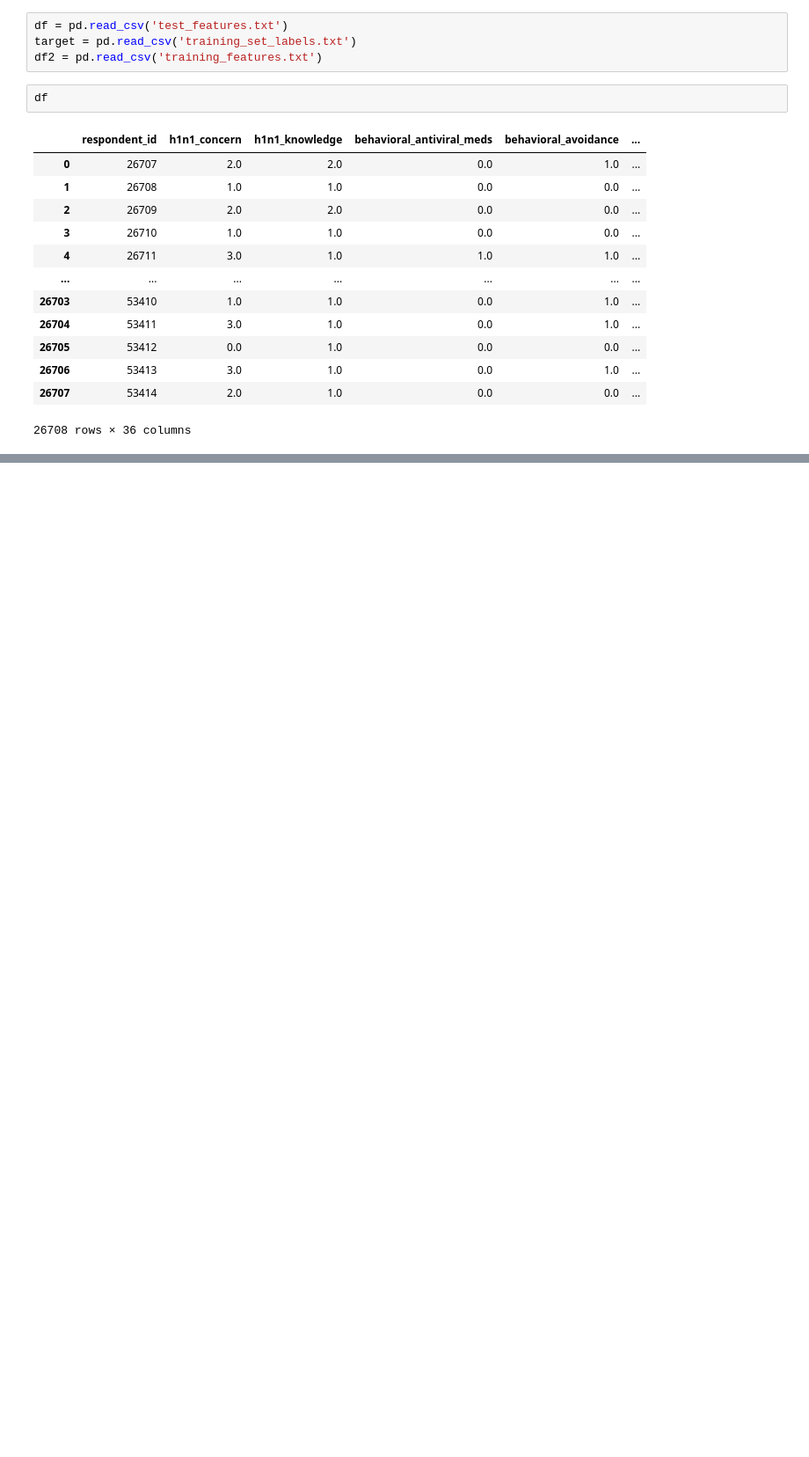
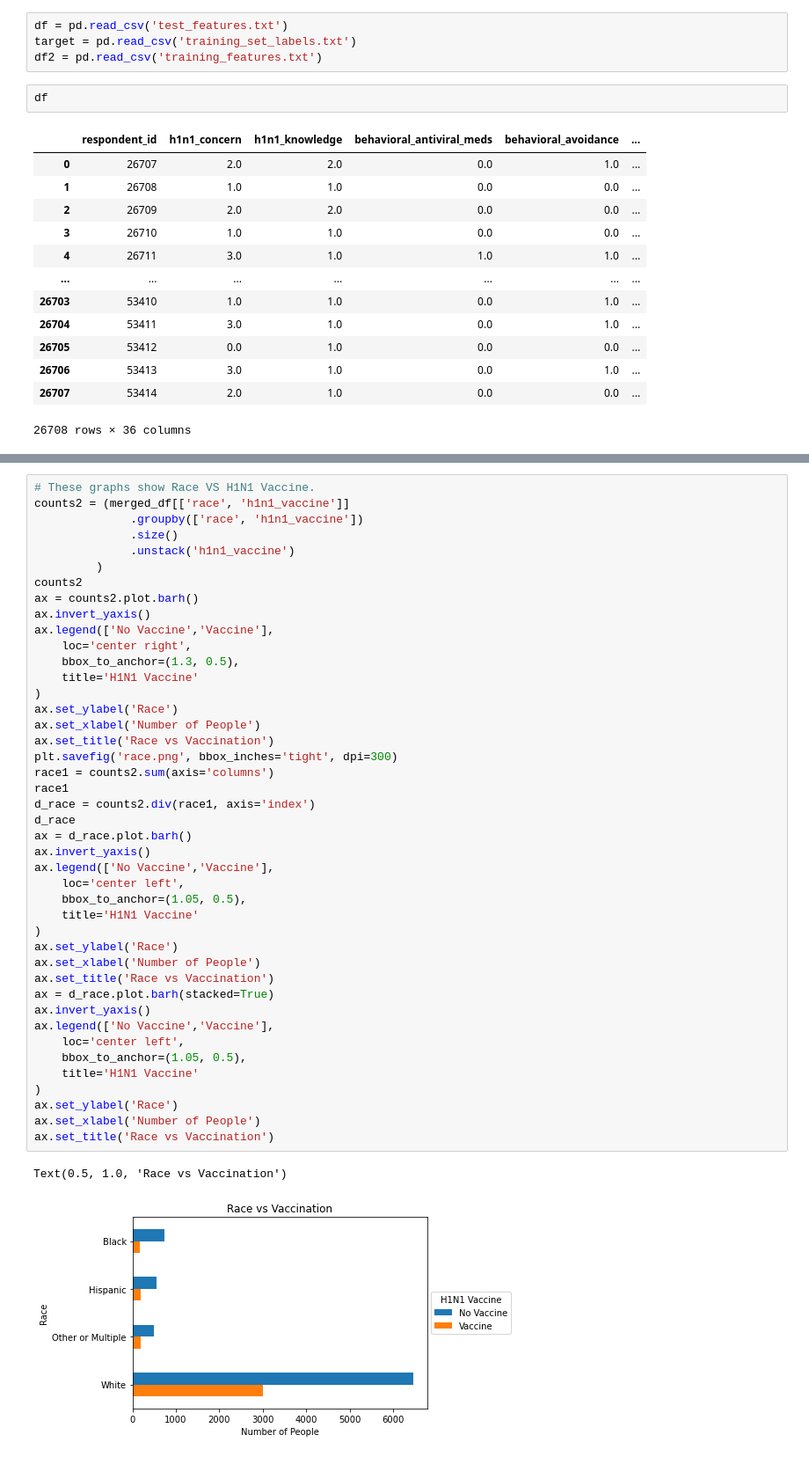
Before and after one commit to mahumabid/H1N1-vaccination-campaign, a Jupyter notebook: virus3.nb.ipynb, the cells around one changed output, grey strips where cells are left out. Shown at 88% size. Drawn from its saved outputs; the diff is of its cells as text; blank space fills up the shorter version.

```diff
--- a/virus3.nb.ipynb
+++ b/virus3.nb.ipynb
@@ -42,0 +460,46 @@ df
+# %%
+# These graphs show Race VS H1N1 Vaccine.
+counts2 = (merged_df[['race', 'h1n1_vaccine']]
+              .groupby(['race', 'h1n1_vaccine'])
+              .size()
+              .unstack('h1n1_vaccine')
+         )
+counts2
+ax = counts2.plot.barh()
+ax.invert_yaxis()
+ax.legend(['No Vaccine','Vaccine'],
+    loc='center right',
+    bbox_to_anchor=(1.3, 0.5),
+    title='H1N1 Vaccine'
+)
+ax.set_ylabel('Race')
+ax.set_xlabel('Number of People')
+ax.set_title('Race vs Vaccination')
+plt.savefig('race.png', bbox_inches='tight', dpi=300)
+race1 = counts2.sum(axis='columns')
+race1
+d_race = counts2.div(race1, axis='index')
+d_race
+ax = d_race.plot.barh()
+ax.invert_yaxis()
+ax.legend(['No Vaccine','Vaccine'],
+    loc='center left',
+    bbox_to_anchor=(1.05, 0.5),
+    title='H1N1 Vaccine'
+)
+ax.set_ylabel('Race')
+ax.set_xlabel('Number of People')
+ax.set_title('Race vs Vaccination')
+ax = d_race.plot.barh(stacked=True)
+ax.invert_yaxis()
+ax.legend(['No Vaccine','Vaccine'],
+    loc='center left',
+    bbox_to_anchor=(1.05, 0.5),
+    title='H1N1 Vaccine'
+)
+ax.set_ylabel('Race')
+ax.set_xlabel('Number of People')
+ax.set_title('Race vs Vaccination')
+# %% [output]
+Text(0.5, 1.0, 'Race vs Vaccination')
+[figure, added]
```
Also changed, not shown: parts of 37 cells of this notebook.
